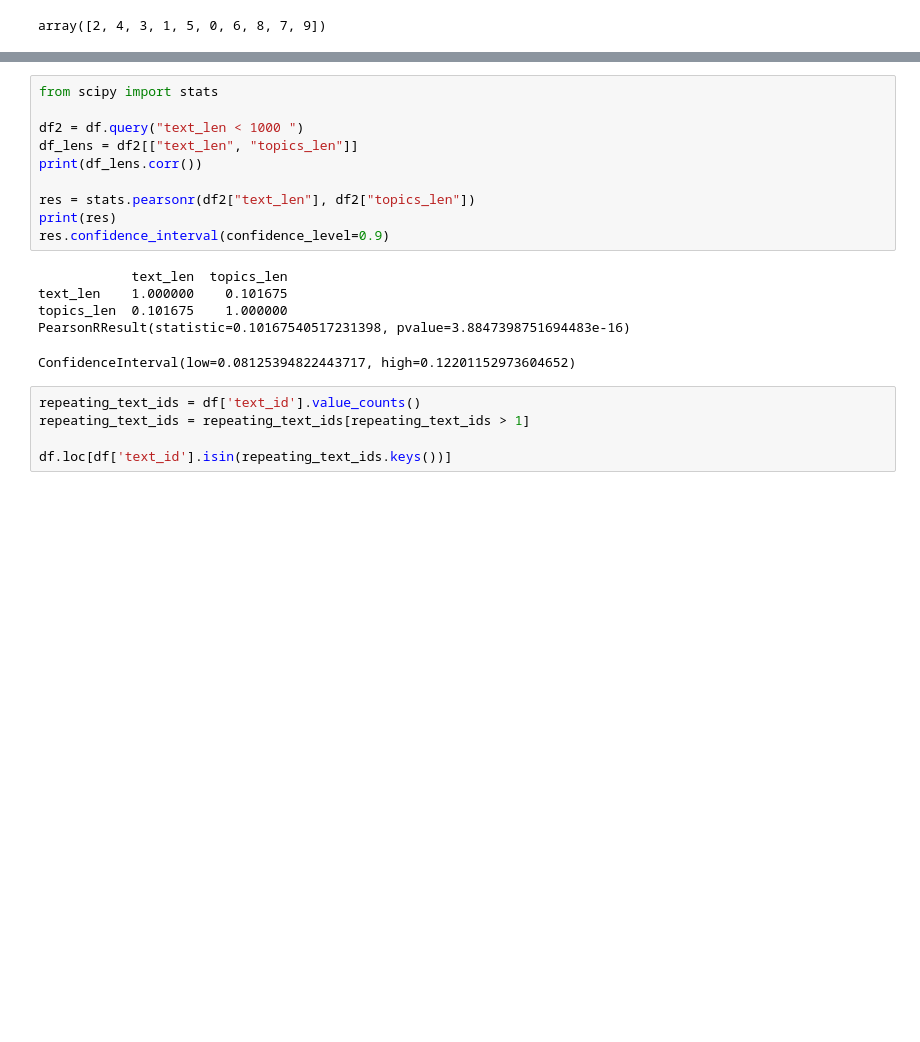
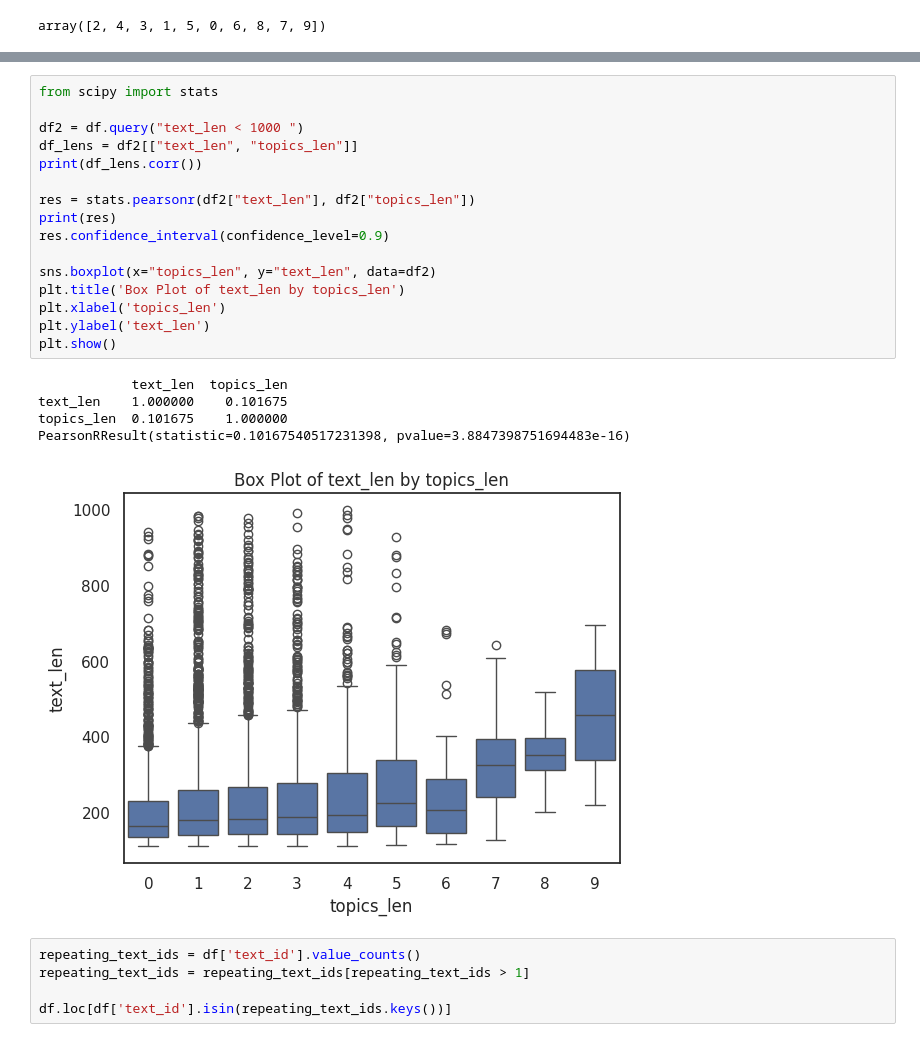
Before and after one commit to Ajchler/knn-fit, a Jupyter notebook: simple-stats.ipynb, the cells around one changed output, grey strips where cells are left out. Cells and saved outputs as stored; diff of their text form; blank space fills up the shorter version.

```diff
--- a/simple-stats.ipynb
+++ b/simple-stats.ipynb
@@ -101,19 +98,25 @@ df.query("text_len > 1000 ")
 # %%
 from scipy import stats
 
 df2 = df.query("text_len < 1000 ")
 df_lens = df2[["text_len", "topics_len"]]
 print(df_lens.corr())
 
 res = stats.pearsonr(df2["text_len"], df2["topics_len"])
 print(res)
 res.confidence_interval(confidence_level=0.9)
+
+sns.boxplot(x="topics_len", y="text_len", data=df2)
+plt.title('Box Plot of text_len by topics_len')
+plt.xlabel('topics_len')
+plt.ylabel('text_len')
+plt.show()
 # %% [output]
             text_len  topics_len
 text_len    1.000000    0.101675
 topics_len  0.101675    1.000000
 PearsonRResult(statistic=0.10167540517231398, pvalue=3.8847398751694483e-16)
-ConfidenceInterval(low=0.08125394822443717, high=0.12201152973604652)
+[figure, added]
 # %%
 repeating_text_ids = df['text_id'].value_counts()
 repeating_text_ids = repeating_text_ids[repeating_text_ids > 1]
```
Also changed, not shown: parts of 7 cells of this notebook.
